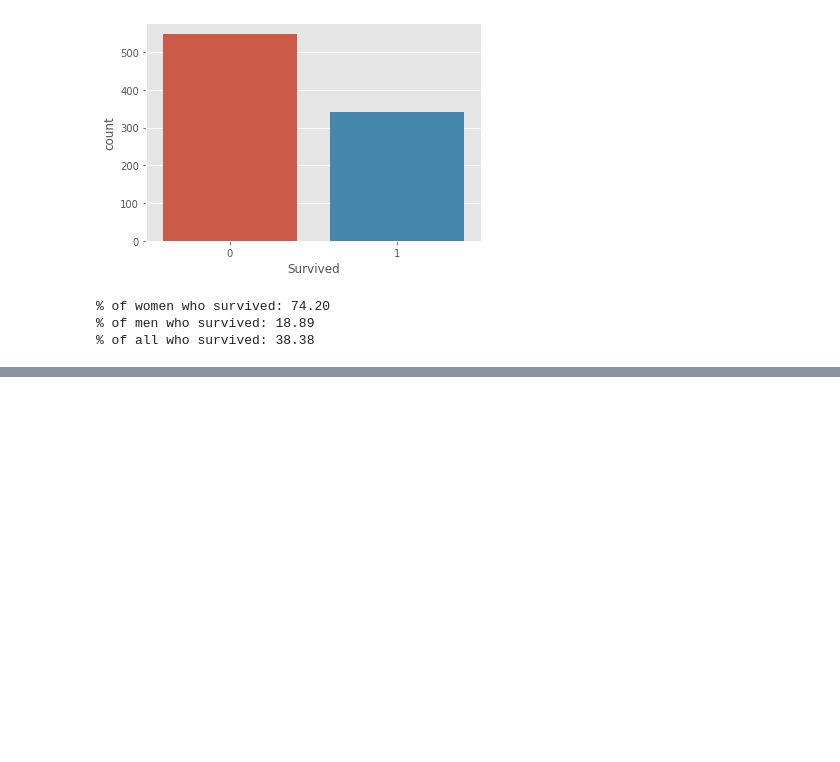
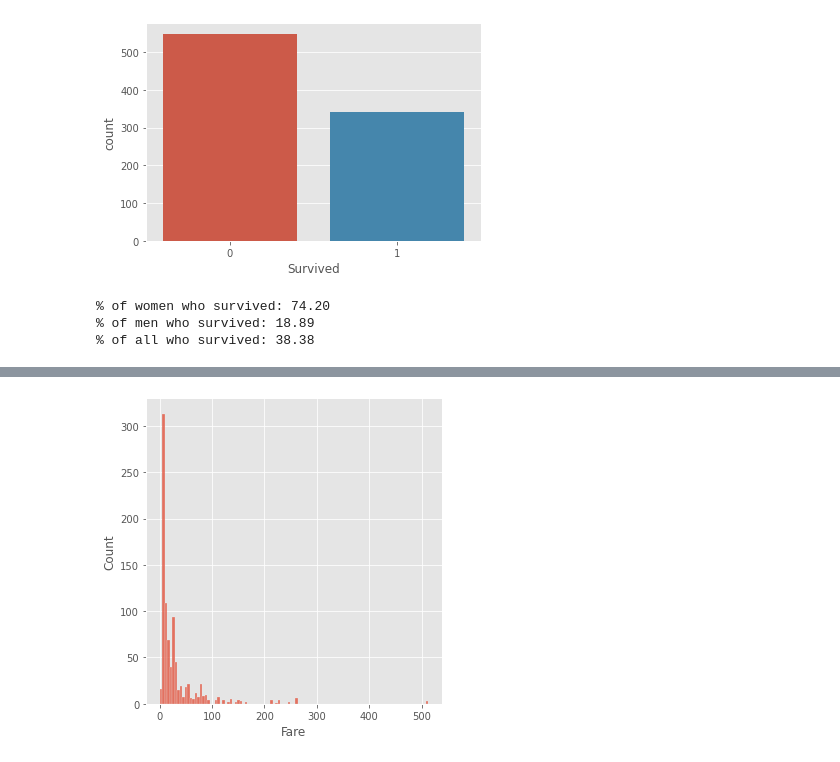
Before and after one commit to cgoeser1/MSDS422_course_assignments, a Jupyter notebook: Titanic(2021OCT17).ipynb, the cells around one changed output, grey strips where cells are left out. Cells and saved outputs as stored; diff of their text form; code cells hidden in the pictures; blank space fills up the shorter version.

```diff
--- a/Titanic(2021OCT17).ipynb
+++ b/Titanic(2021OCT17).ipynb
@@ -152,0 +195,4 @@ print(f"{rate_women} {rate_men} {rate_all}")
+# %%
+sns.displot(train.Fare, kde=False);
+# %% [output]
+[figure, added]
```
Also changed, not shown: parts of 21 cells of this notebook.
